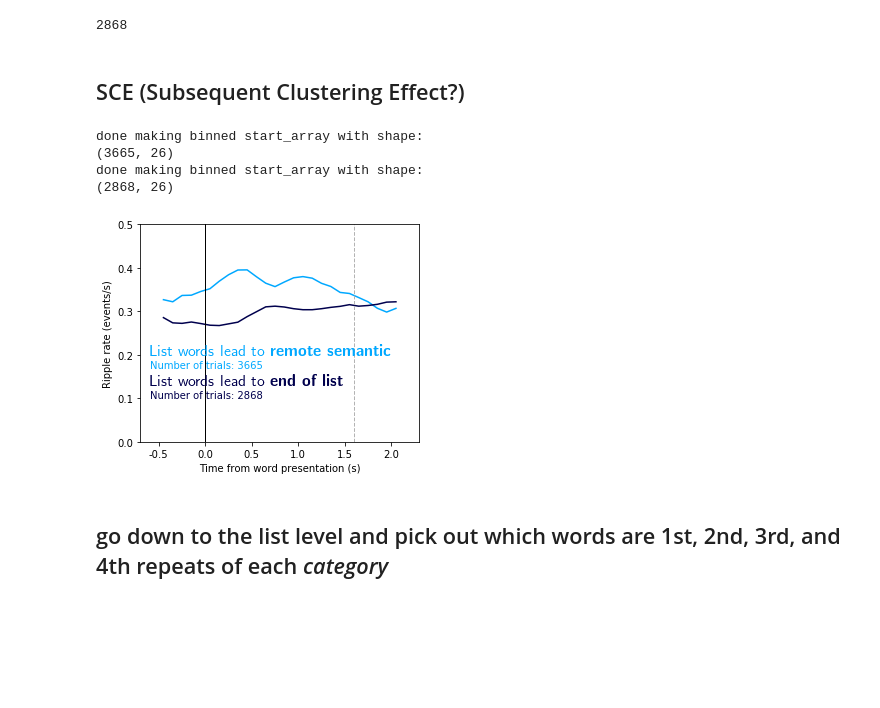
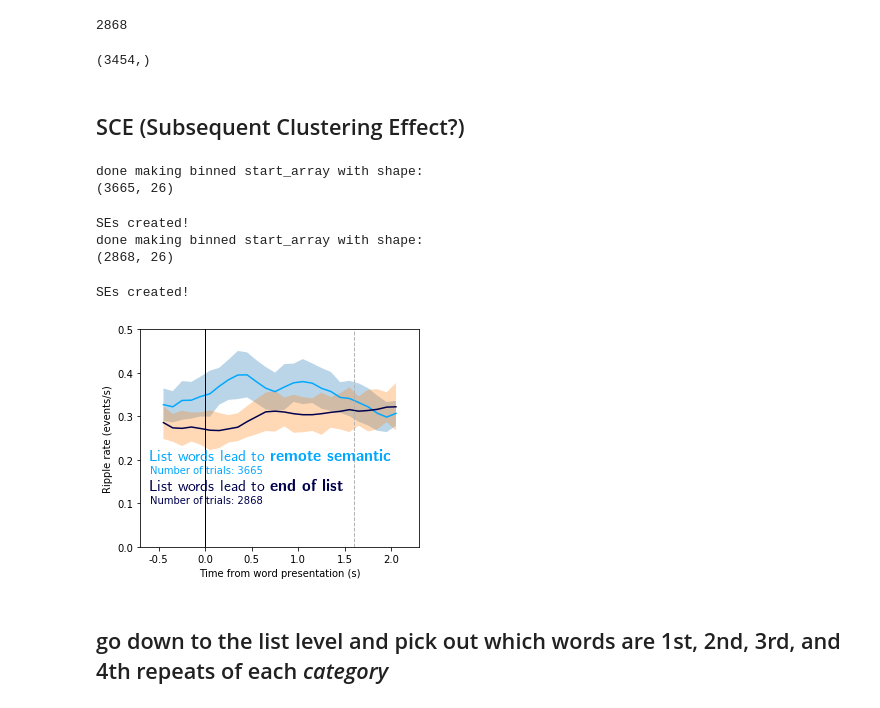
Before and after one commit to jjsakon/SWR, a Jupyter notebook: code/SWRanalysisClustering-encodingLoad.ipynb, the cells around one changed output. Saved outputs shown, nothing was run; the diff lists cells and outputs as text; code cells hidden in the pictures; blank space fills up the shorter version.

Commit message:
2021-11-05 got the SCE plots working

```diff
--- a/code/SWRanalysisClustering-encodingLoad.ipynb
+++ b/code/SWRanalysisClustering-encodingLoad.ipynb
@@ -552,6 +555,10 @@ adj_semantic_encoding_array = []
 rem_semantic_encoding_array = []
 rem_unclustered_encoding_array = []
 last_recall_encoding_array = [] # the last word remembered on each list (no transitions)...but make sure it's not an intrusion or repeat too!
+sub_name_array0 = []; sess_name_array0 = []
+sub_name_array1 = []; sess_name_array1 = []
+sub_name_array2 = []; sess_name_array2 = []
+sub_name_array3 = []; sess_name_array3 = []
 
 session_names = np.unique(session_name_array)
 
@@ -577,13 +584,20 @@ for sess in session_names:
                 if recall_type == 'A': # adjacent semantic
                     # note the -1 since recall positions are on scale of 1-12
                     adj_semantic_encoding_array = superVstack(adj_semantic_encoding_array,list_ch_encoding_array[recall_position-1])
+                    sub_name_array0.append(sess[0:6])
+                    sess_name_array0.append(sess)
                 elif recall_type == 'C': # remote semantic
                     rem_semantic_encoding_array = superVstack(rem_semantic_encoding_array,list_ch_encoding_array[recall_position-1])
+                    sub_name_array1.append(sess[0:6])
+                    sess_name_array1.append(sess)
                 elif ( (recall_type == 'D') & (recall_position>0) ): # remote unclustered
                     rem_unclustered_encoding_array = superVstack(rem_unclustered_encoding_array,list_ch_encoding_array[recall_position-1])
+                    sub_name_array2.append(sess[0:6])
+                    sess_name_array2.append(sess)
                 elif ( (recall_type == 'Z') & (recall_position>0) ): # last word of list & was actually a recalled word
                     last_recall_encoding_array = superVstack(last_recall_encoding_array,list_ch_encoding_array[recall_position-1])
-
+                    sub_name_array3.append(sess[0:6])
+                    sess_name_array3.append(sess)
             test=1
 # %%
 np.shape(adj_semantic_encoding_array)
@@ -599,11 +613,16 @@ array([41,  5,  4, ...,  5,  5,  2], dtype=uint64)
 array([37,  1,  3, ...,  2,  6,  5], dtype=uint64)
 3935
 2868
+# %%
+test = eval('sub_name_array'+str(0))
+np.shape(test)
+# %% [output]
+(3454,)
 # %% [markdown]
 ## SCE (Subsequent Clustering Effect?)
 # %%
 save_plot_data = 0
-plot_SE = False
+plot_SE = 1
 
 # get PSTH for two of the types
 plot_two = [1,3]
@@ -633,6 +652,8 @@ for array_num in plot_two:
         temp_start_array = last_recall_encoding_array
         label = 'List words lead to \\textbf{end of list}'
         plot_color = (0,0,0.3)
+    sub_name_array = eval('sub_name_array'+str(array_num))
+    sess_name_array = eval('sess_name_array'+str(array_num))
 
     if array_num == plot_two[0]:
         # for plot
@@ -661,7 +682,7 @@ for array_num in plot_two:
 
     # note that output is the net ± distance from mean
     if plot_SE == True:
-        SE_plot = getMixedEffectSEs(binned_start_array,subject_name_array,session_name_array)
+        SE_plot = getMixedEffectSEs(binned_start_array,sub_name_array,sess_name_array)
         print('SEs created!')
 
     # plot
@@ -731,36 +752,38 @@ plot([1600,1600],[ax.get_ylim()[0],ax.get_ylim()[1]],linewidth=1,linestyle='--',
 # path_name = '/home1/john/SWR/figures/'+subfolder
 
 # fn = os.path.join(path_name,
 #     'SWR_SCE_'+exp+'_'+region_name+'_'+location_selected+'_'+str(recall_type_switch)+'_'+soz_label+\
 #                   '_'+filter_type+'_'+sub_selection+'.p') # -GT_5000.p' # -LT_5000.p' #'-intrusions.p'
 # print(fn)
 # print('Test 1 p-value: '+str(bin_model1.pvalues[1]))
 # print('Test 2 p-value: '+str(bin_model2.pvalues[1]))
 # print(str(num_trials)+' trials')
 
 if save_plot_data == 1:
     # get strings for path name for save and loading cluster data
 
     if os.path.isdir(path_name) == False:
         os.mkdir(path_name)
     if type(location_selected)==list:
         location_selected = 'ca1dg'
     with open(fn,'wb') as f:
         pickle.dump({'bin_centers':bin_centers,'PSTH_recalled':PSTH_recalled,'PSTH_forgotten':PSTH_forgotten,
                     'SE_recalled':SE_recalled,'SE_forgotten':SE_forgotten,'bin_model1':bin_model1,'bin_model2':bin_model2,
                     'binned_recalled_array1':binned_recalled_array1,'binned_forgot_array1':binned_forgot_array1,
                     'binned_recalled_array2':binned_recalled_array2,'binned_forgot_array2':binned_forgot_array2,
                     'subject_name_array':subject_name_array,'session_name_array':session_name_array,
                     'electrode_array':electrode_array,'channel_coords_array':channel_coords_array,
                     'master_key':master_key}, f)
         # master_key is indicator for subsequently remembered and forgotten. Can get num_trials from it too
 a=1;
 # %% [output]
 done making binned start_array with shape:
 (3665, 26)
-done making binned start_array with shape:
-(2868, 26)
+SEs created!
+done making binned start_array with shape:
+(2868, 26)
+SEs created!
-[figure, old version]
+[figure, new version]
 # %% [markdown]
 ## go down to the list level and pick out which words are 1st, 2nd, 3rd, and 4th repeats of each *category*
 # %%
```
Also changed, not shown: parts of 1 cell of this notebook.
